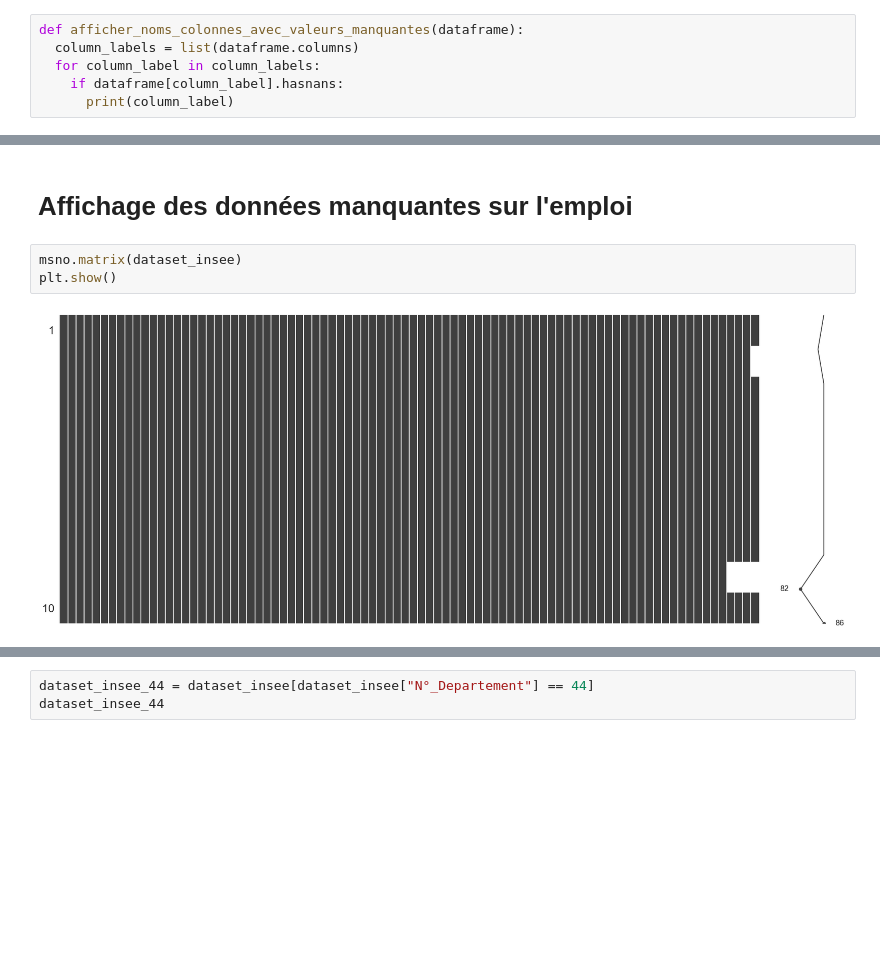
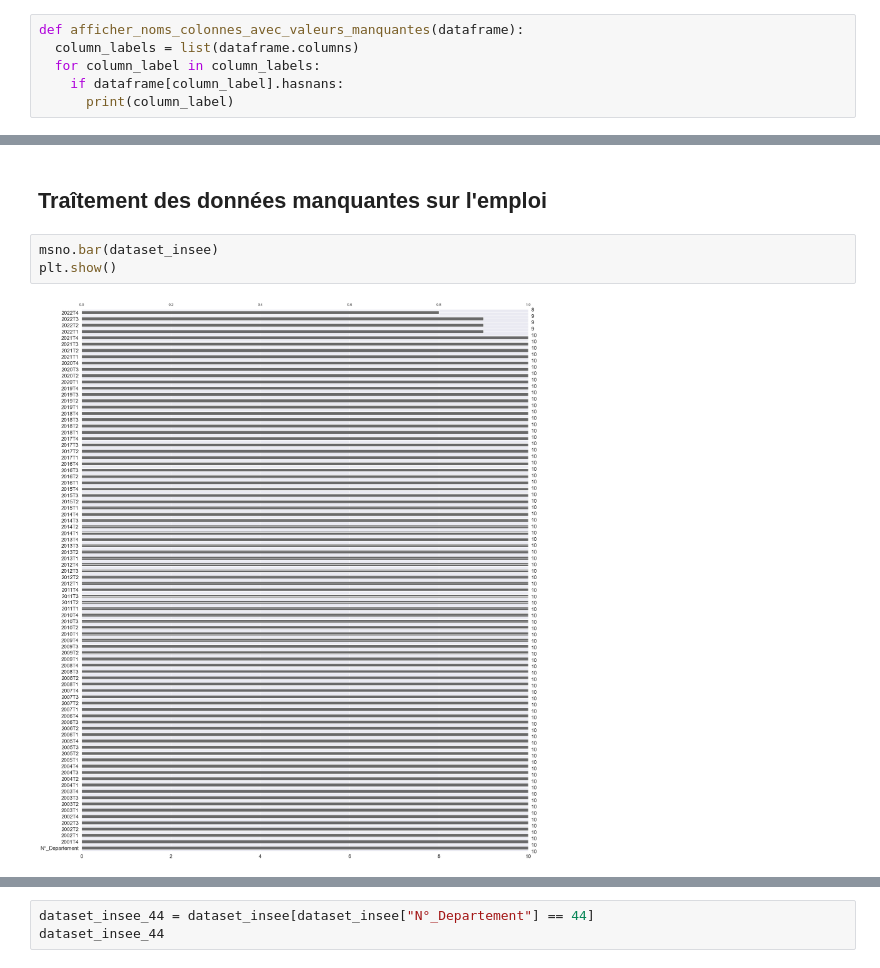
Before and after one commit to CinquinAndy/i1-mspr-data, a Jupyter notebook: Notebook_visu_graphs.ipynb, the cells around one changed output, grey strips where cells are left out. Saved outputs shown, nothing was run; the diff lists cells and outputs as text; blank space fills up the shorter version.

Commit message:
Ajout de graphiques focalisés sur les séries ayant des données manquantes

```diff
--- a/Notebook_visu_graphs.ipynb
+++ b/Notebook_visu_graphs.ipynb
@@ -75,7 +58,7 @@ dict_keys(['Emploi LA', 'Emploi Indus LA', 'Tertiaire marchand LA', 'Tertiaire n
-# %% [markdown]
-# Affichage des données manquantes sur l'emploi
+# %% [markdown]
+## Traîtement des données manquantes sur l'emploi
 # %%
-msno.matrix(dataset_insee)
+msno.bar(dataset_insee)
 plt.show()
 # %% [output]
-[figure, old version]
+[figure, new version]
```
Also changed, not shown: parts of 10 cells of this notebook.
